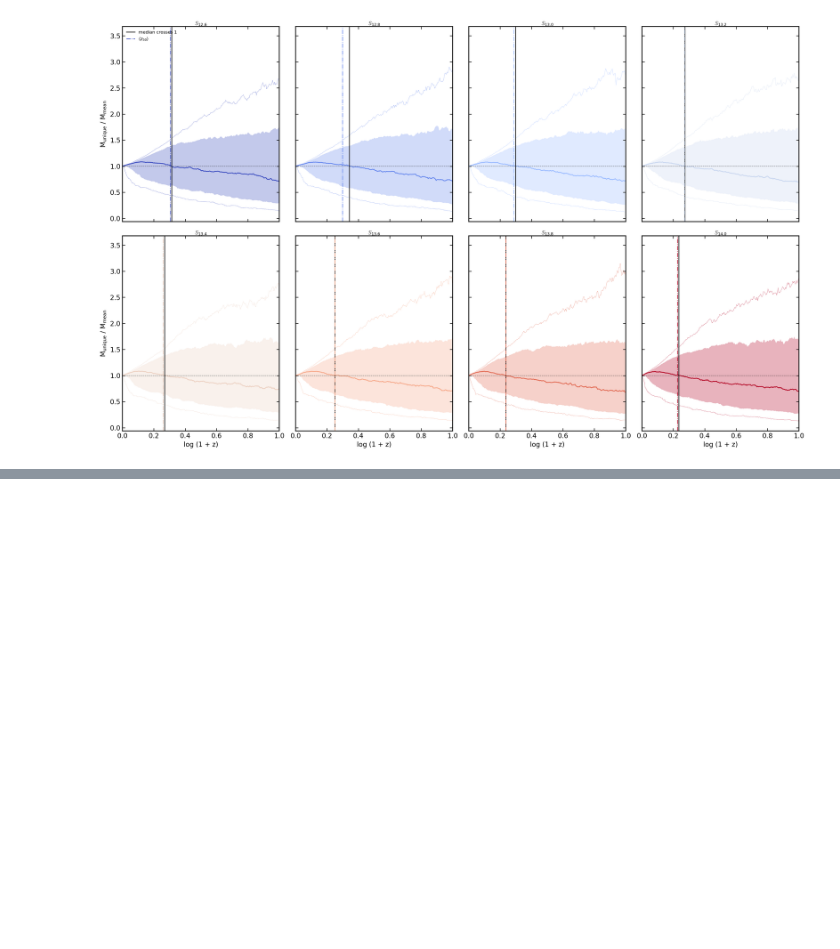
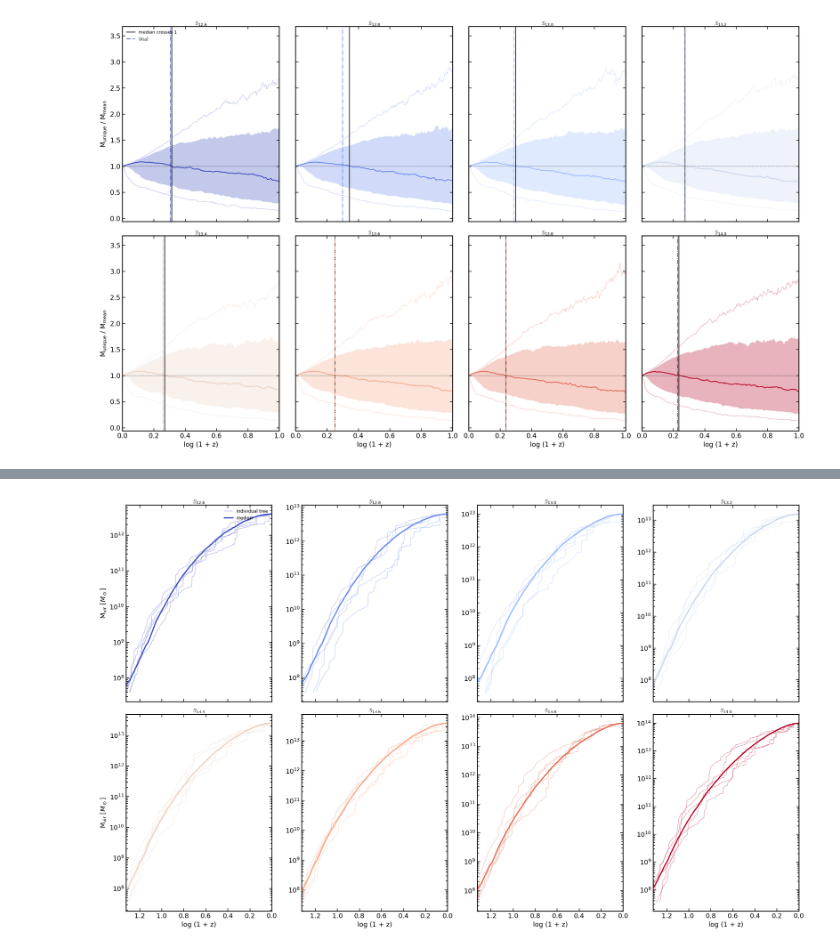
Before and after one commit to jsmonzon/MassSpec, a Jupyter notebook: notebooks/paper3/median_MAHs.ipynb, the cells around one changed output, grey strips where cells are left out. Cells and saved outputs as stored; diff of their text form; code cells hidden in the pictures; blank space fills up the shorter version.

```diff
--- a/notebooks/paper3/median_MAHs.ipynb
+++ b/notebooks/paper3/median_MAHs.ipynb
@@ -237,0 +242,42 @@ plt.show()
+# %%
+# median MAH per mass bin (solid, same M[i] as the "Absolute and normalized
+# growth" cells above) with 5 randomly selected individual trees' own MAHs
+# overplotted (thin, reconstructed as ratio * mean_MAH -- same convention
+# as cell 10's per-tree z50 calculation), instead of the percentile-band
+# summary in the ratio-range plot above. Same 8-panel (2x4) layout.
+rng = np.random.default_rng(42)
+n_show = 5
+
+fig, axes = plt.subplots(2, 4, figsize=(double_textwidth * 2.6, double_textwidth * 1.6),
+                          sharex=True)
+axes = axes.flatten()
+
+for i, logM0 in enumerate(logMvir_bins):
+    color = cmap(norm(logM0))
+    ratio = ratio_stats[logM0]["ratio"]
+    M_mean = np.load(mean_dir + f"{logM0:.1f}_files_mean_MAH.npz")["M"]
+    MAH_tree = ratio * M_mean[None, :]  # (1000, 354), each row a tree's own absolute MAH
+
+    n_trees = MAH_tree.shape[0]
+    sample_idx = rng.choice(n_trees, size=n_show, replace=False)
+
+    ax = axes[i]
+    for k, j in enumerate(sample_idx):
+        ax.plot(xvals, MAH_tree[j], color=color, lw=0.8, alpha=0.45,
+                 label="individual tree" if (i == 0 and k == 0) else None)
+    ax.plot(xvals, M[i], color=color, lw=2.2, label="median" if i == 0 else None)
+    ax.set_yscale("log")
+    ax.set_xlim(xvals.max(), 0)
+    ax.set_title(mvir_label[i], fontsize=10, pad=2)
+
+for ax in axes[4:]:
+    ax.set_xlabel("log (1 + z)")
+for ax in [axes[0], axes[4]]:
+    ax.set_ylabel(r"M$_{\rm vir}\ [M_\odot]$")
+
+axes[0].legend(fontsize=8, frameon=False, loc="upper right")
+plt.tight_layout()
+# plt.savefig("../../figures/median_MAH_individual_trees.pdf", bbox_inches="tight")  # not auto-saving to disk -- left inline only
+plt.show()
+# %% [output]
+[figure, added]
```
Also changed, not shown: parts of 1 cell of this notebook, 2 other files.
